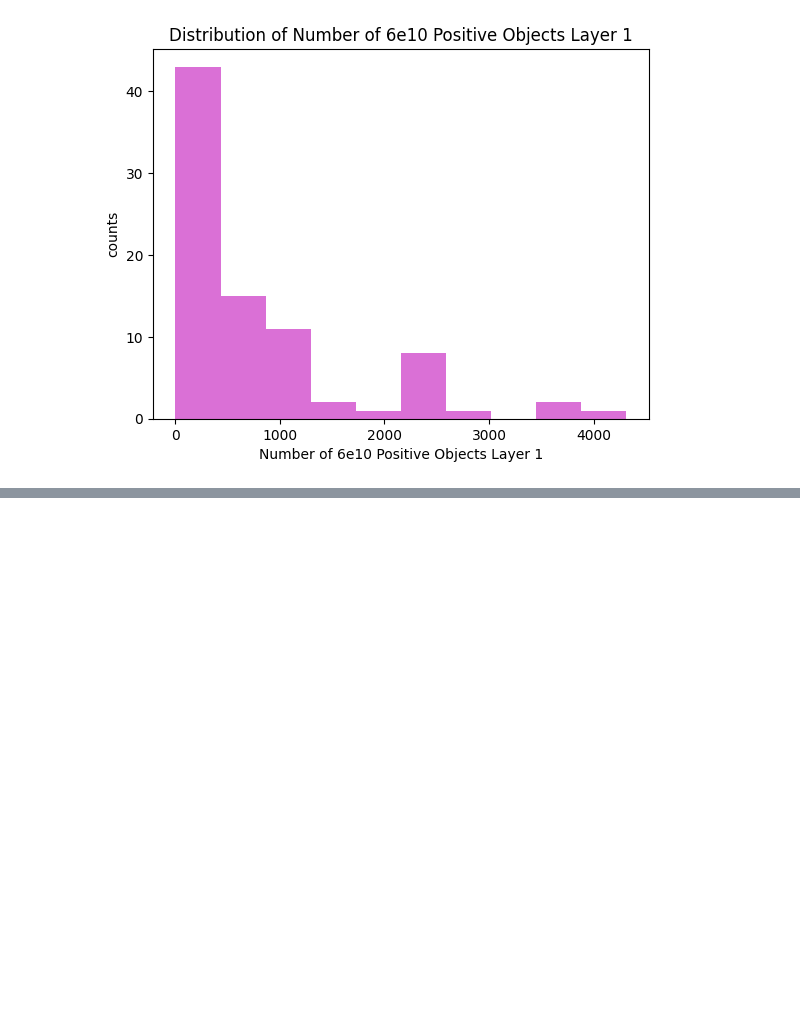
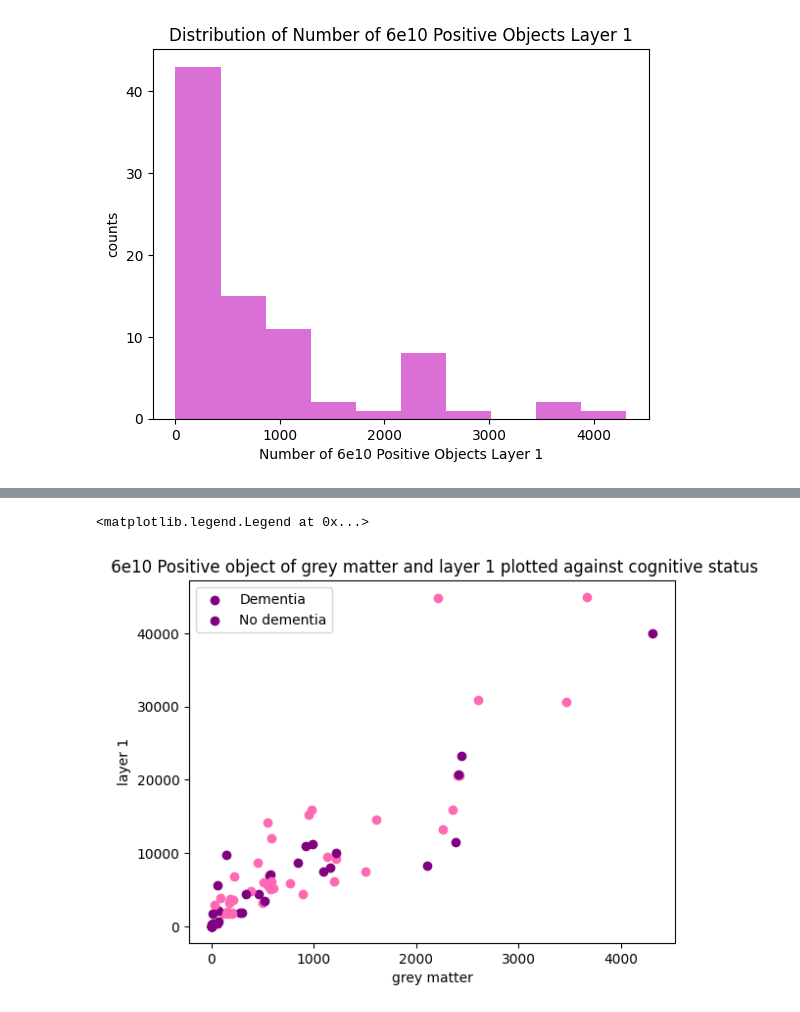
Before and after one commit to hopeboldizar/neuro-spring-23, a Jupyter notebook: final_project_spring_2023.ipynb, the cells around one changed output, grey strips where cells are left out. Saved outputs shown, nothing was run; the diff lists cells and outputs as text; code cells hidden in the pictures; blank space fills up the shorter version.

```diff
--- a/final_project_spring_2023.ipynb
+++ b/final_project_spring_2023.ipynb
@@ -13,6 +13,8 @@ url1 = 'https://raw.githubusercontent.com/hopeboldizar/neuro-spring-23/main/alzh
 alzh_ID = pd.read_csv(url1)
 url2 = 'https://raw.githubusercontent.com/hopeboldizar/neuro-spring-23/main/alzheimers_pathology_final_project%20-%20alzheimers_pathology_final_project%20(1).csv'
 alzh_path = pd.read_csv(url2)
+url3 = 'https://raw.githubusercontent.com/hopeboldizar/neuro-spring-23/main/alzh%20data%20set%20-%20Sheet1%20(1).csv'
+alzh_combinedset = pd.read_csv(url3)
 # %%
 # create variables
 sex = alzh_ID.iloc[:,4]
@@ -56,0 +101,16 @@ Text(0.5, 1.0, 'Distribution of Number of 6e10 Positive Objects Layer 1')
+# %%
+alzh_combinedset_length = len(alzh_combinedset)
+
+for i in range(alzh_combinedset_length):
+  if alzh_combinedset.iloc[i,-1] == 'Dementia':
+    plt.scatter(alzh_combinedset.iloc[i,-2],alzh_combinedset.iloc[i,-3],color = "hotpink")
+  else:
+    plt.scatter(alzh_combinedset.iloc[i,-2],alzh_combinedset.iloc[i,-3],color = "purple")
+    plt.xlabel('grey matter')
+    plt.ylabel('layer 1')
+    plt.title(' 6e10 Positive object of grey matter and layer 1 plotted against cognitive status')
+
+plt.legend(['Dementia', 'No dementia'])
+# %% [output]
+<matplotlib.legend.Legend at 0x...>
+[figure, added]
```
Also changed, not shown: parts of 11 cells of this notebook.
